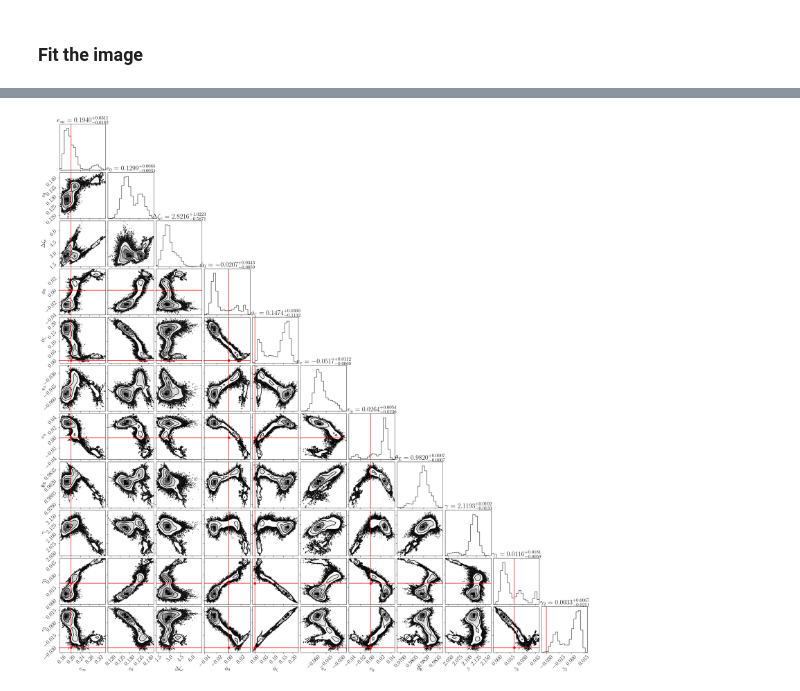
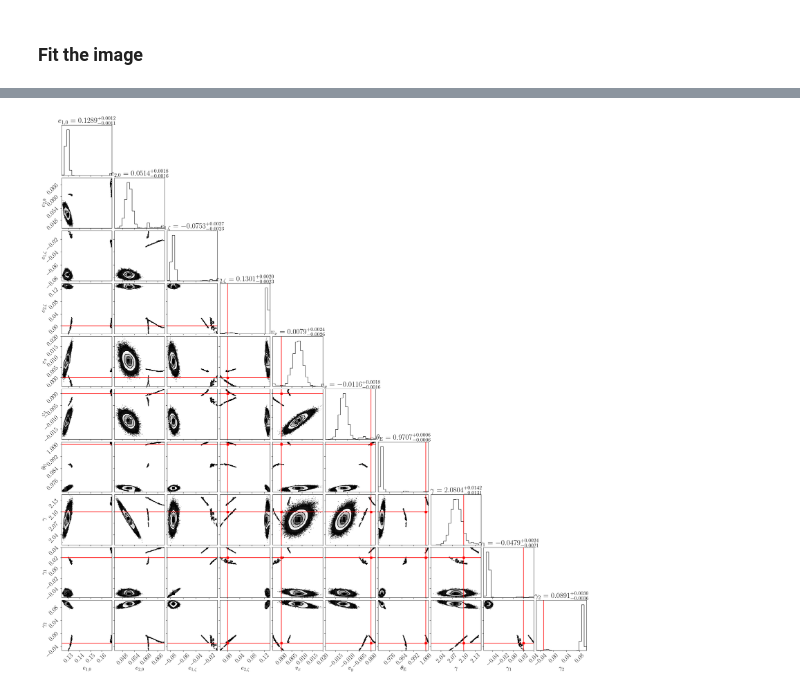
Before and after one commit to ELROND-project/nazgul, a Jupyter notebook: src/nazgul/output_analysis/ellipticity gradient/GEP_tutorial.ipynb, the cells around one changed output, grey strips where cells are left out. Saved outputs shown, nothing was run; the diff lists cells and outputs as text; code cells hidden in the pictures.

Commit message:
Update GEP tutorial and ellipticity analysis

```diff
--- a/src/nazgul/output_analysis/ellipticity gradient/GEP_tutorial.ipynb
+++ b/src/nazgul/output_analysis/ellipticity gradient/GEP_tutorial.ipynb
@@ -288,31 +291,31 @@ kwargs_upper_lens = []
 
 # GEP
 fitting_GEP_models = {
-    'ellipticity_model': 'exponential',
-    'pointing_angle_model': 'linear',
+    'ellipticity_model': 'linear',
     'position_model': 'linear',
     'radial_potential': 'power_law'}
+# when not specified, the parameterization is 'rectangular' by default
 
 fixed_lens.append({'center_x': 0.0, 'center_y': 0.0})
 
 kwargs_lens_init.append({
-    'e_0': 0.2, 'e_inf': 0.2, 'Dzeta_e': 2.0,
-    'phi_0': 0.0, 'phi_z': 0.0,
+    'e1_0': kwargs_EPL['e1'], 'e1_1': 0.0,
+    'e2_0': kwargs_EPL['e2'], 'e2_1': 0.0,
     'v_x': 0.0, 'v_y': 0.0,
-    'theta_E': 1.0, 'gamma': 2.0})
+    'theta_E': kwargs_EPL['theta_E'], 'gamma': kwargs_EPL['gamma']})
 kwargs_lens_sigma.append({
-    'e_0': 0.01, 'e_inf': 0.01, 'Dzeta_e': 0.01,
-    'phi_0': 0.01, 'phi_z': 0.01,
+    'e1_0': 0.01, 'e1_1': 0.01,
+    'e2_0': 0.01, 'e2_1': 0.01,
     'v_x': 0.01, 'v_y': 0.01,
     'theta_E': 0.01, 'gamma': 0.01})
 kwargs_lower_lens.append({
-    'e_0': 0.0, 'e_inf': 0.0, 'Dzeta_e': 0.01,
-    'phi_0': -np.pi, 'phi_z': -np.pi,
+    'e1_0': -0.5, 'e1_1': -0.5,
+    'e2_0': -0.5, 'e2_1': -0.5,
     'v_x': -0.5, 'v_y': -0.5,
     'theta_E': 0.01, 'gamma': 1.5})
 kwargs_upper_lens.append({
-    'e_0': 0.7, 'e_inf': 0.7, 'Dzeta_e': 100,
-    'phi_0': np.pi, 'phi_z': np.pi,
+    'e1_0': 0.5, 'e1_1': 0.5,
+    'e2_0': 0.5, 'e2_1': 0.5,
     'v_x': 0.5, 'v_y': 0.5,
     'theta_E': 10, 'gamma': 2.5})
 
@@ -372,7 +375,7 @@ kwargs_constraints = {}
 
 fitting_seq = FittingSequence(kwargs_data_joint, kwargs_model, kwargs_constraints, kwargs_likelihood, kwargs_params)
 
-fitting_kwargs_list = [['MCMC', {'n_burn': 1000, 'n_run': 3000, 'walkerRatio': 10, 'sigma_scale': 1.0}]]
+fitting_kwargs_list = [['MCMC', {'n_burn': 2000, 'n_run': 5000, 'walkerRatio': 10, 'sigma_scale': 1.0}]]
 
 chain_list = fitting_seq.fit_sequence(fitting_kwargs_list)
 kwargs_result = fitting_seq.best_fit()
@@ -433,11 +436,10 @@ number of evaluations in the MCMC process:  510000
 # %%
 # Constraints on the parameters: define the labels and expected values
 
-labels = [r'$e_\infty$',
-          r'$e_0$',
-          r'$\Delta\zeta_e$',
-          r'$\phi_0$',
-          r'$\phi_\zeta$',
+labels = [r'$e_{1, 0}$',
+          r'$e_{2, 0}$',
+          r'$e_{1, \zeta}$',
+          r'$e_{2, \zeta}$',
           r'$v_x$',
           r'$v_y$',
           r'$\theta_{\rm E}$',
@@ -452,8 +454,7 @@ labels = [r'$e_\infty$',
           r'$y_{\rm source}$']
 
 expected_values = [kwargs_EPL['e1'],
-                   kwargs_EPL['e1'],
-                   0.0,
+                   kwargs_EPL['e2'],
                    0.0,
                    0.0,
                    0.0,
@@ -473,9 +474,9 @@ n, num_param = np.shape(samples_mcmc)
 # %%
 # have a look at the constraints on the line-of-sight parameters
 
-plot = corner.corner(samples_mcmc[:,:11],
-                     labels=labels[:11],
-                     truths=expected_values[:11],
+plot = corner.corner(samples_mcmc[:,:10],
+                     labels=labels[:10],
+                     truths=expected_values[:10],
                      truth_color='r',
                      show_titles=True,
                      title_fmt = '.4f')
@@ -483 +503 @@ plot = corner.corner(samples_mcmc[:,:11],
-[figure, old version]
+[figure, new version]
```
Also changed, not shown: parts of 13 cells of this notebook, 4 other files.
